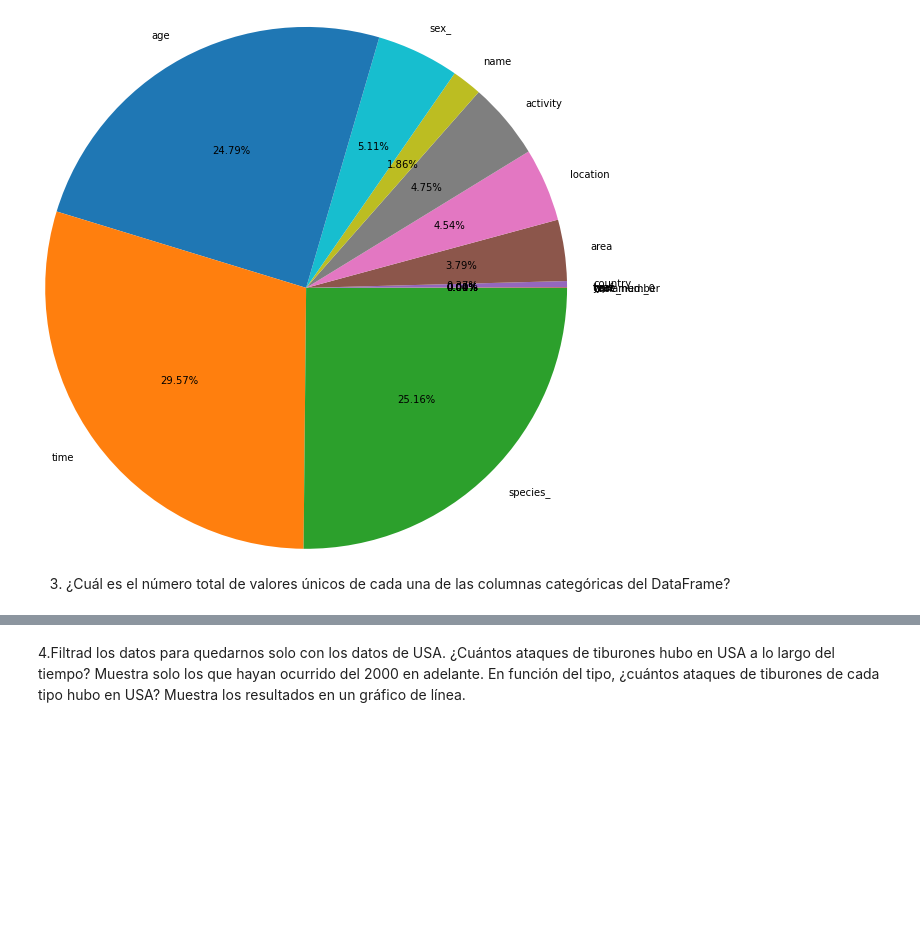
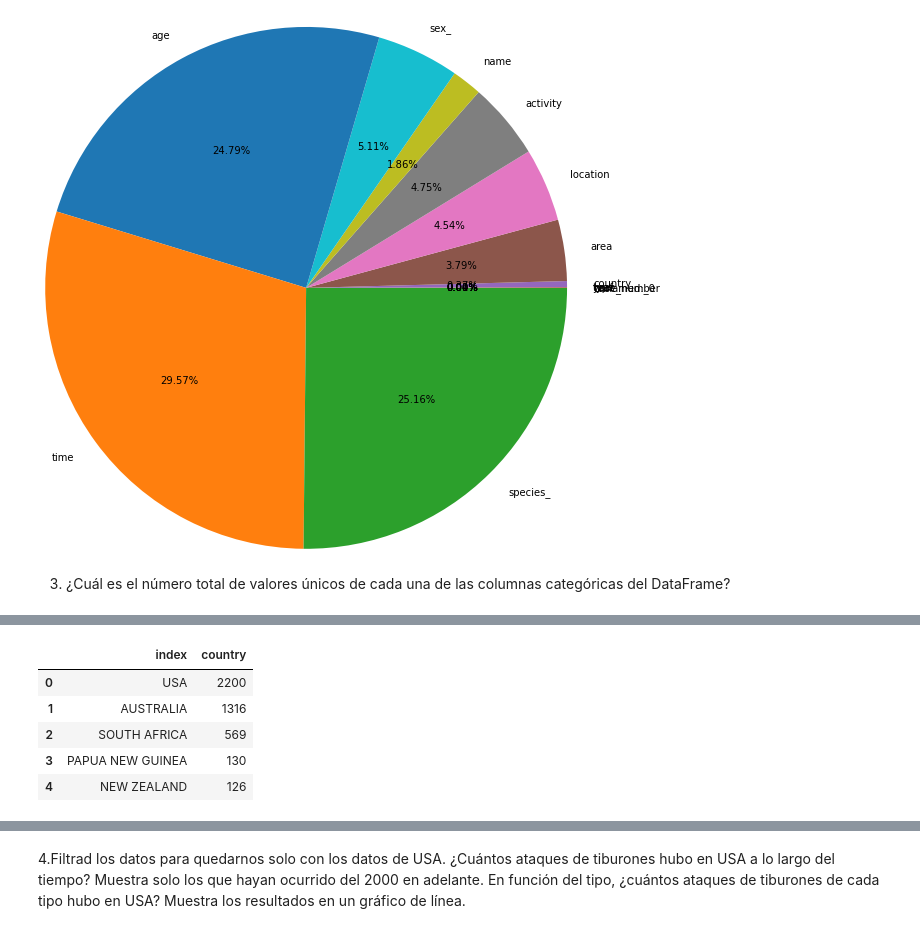
Before and after one commit to Adalab/DA_promoc_modulo2_sprint1_PaulayLola, a Jupyter notebook: Visualizacion/modulo-2-visualizacion-1.ipynb, the cells around one changed output, grey strips where cells are left out. Saved outputs shown, nothing was run; the diff lists cells and outputs as text; code cells hidden in the pictures; blank space fills up the shorter version.

```diff
--- a/Visualizacion/modulo-2-visualizacion-1.ipynb
+++ b/Visualizacion/modulo-2-visualizacion-1.ipynb
@@ -85,0 +127,9 @@ no_numericas = tipos[tipos == object].index
+# %%
+pais.head()
+# %% [output]
+|  | index | country |
+| 0 | USA | 2200 |
+| 1 | AUSTRALIA | 1316 |
+| 2 | SOUTH AFRICA | 569 |
+| 3 | PAPUA NEW GUINEA | 130 |
+| 4 | NEW ZEALAND | 126 |
```
Also changed, not shown: parts of 5 cells of this notebook, 3 other files.
